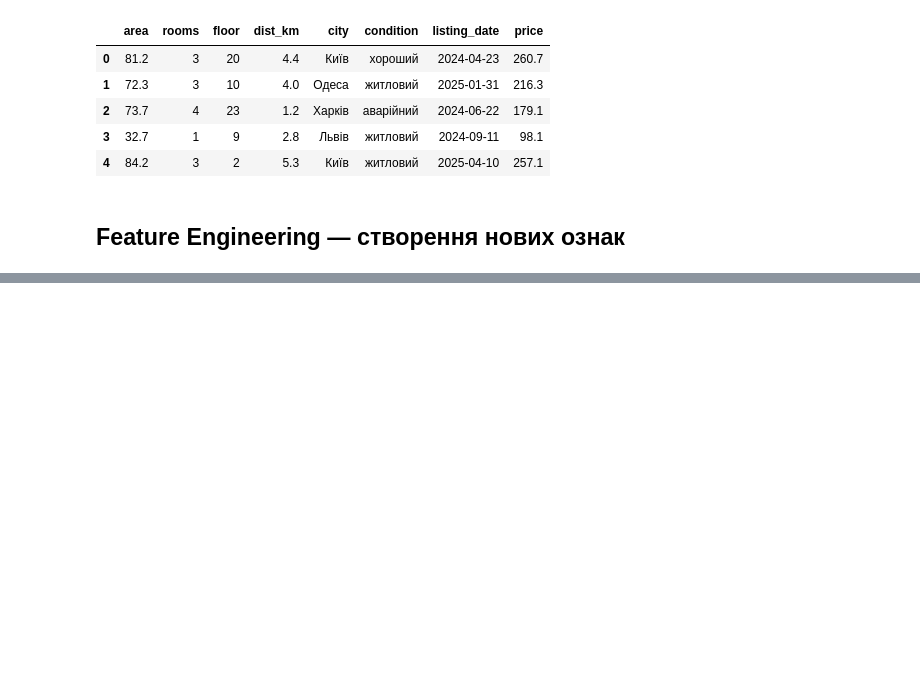
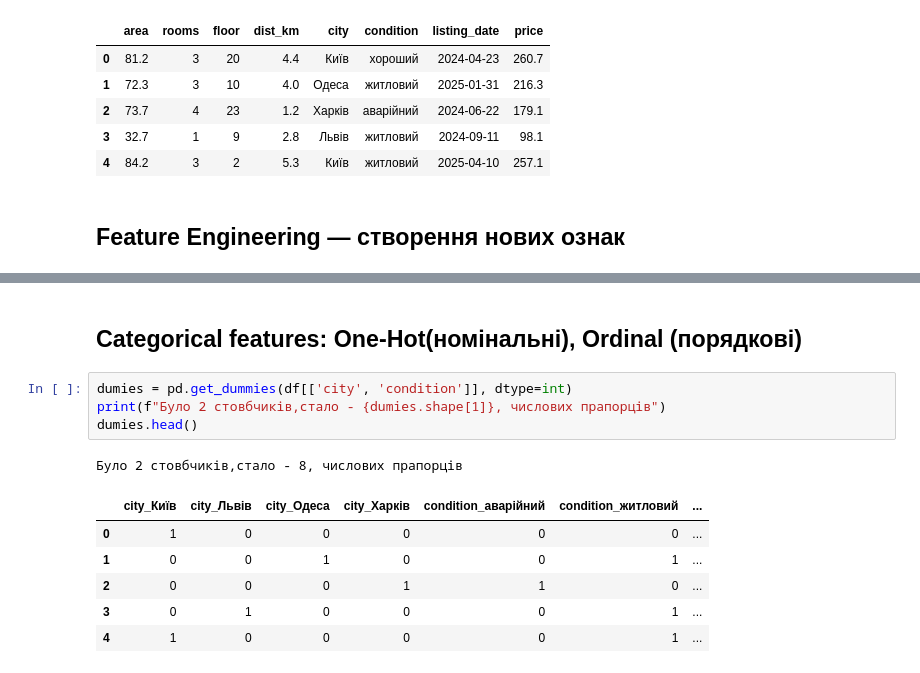
Before and after one commit to rudmaxx/DTA_Python, a Jupyter notebook: ML/ML_feature_engineering_categorical_features.ipynb, the cells around one changed output, grey strips where cells are left out. Saved outputs shown, nothing was run; the diff lists cells and outputs as text; blank space fills up the shorter version.

```diff
--- a/ML/ML_feature_engineering_categorical_features.ipynb
+++ b/ML/ML_feature_engineering_categorical_features.ipynb
@@ -57,0 +156,14 @@ apt.head()
+# %% [markdown]
+## Categorical features: One-Hot(номінальні), Ordinal (порядкові)
+# %%
+dumies = pd.get_dummies(df[['city', 'condition']], dtype=int)
+print(f"Було 2 стовбчиків,стало - {dumies.shape[1]}, числових прапорців")
+dumies.head()
+# %% [output]
+Було 2 стовбчиків,стало - 8, числових прапорців
+|  | city_Київ | city_Львів | city_Одеса | city_Харків | condition_аварійний | condition_житловий | ... |
+| 0 | 1 | 0 | 0 | 0 | 0 | 0 | ... |
+| 1 | 0 | 0 | 1 | 0 | 0 | 1 | ... |
+| 2 | 0 | 0 | 0 | 1 | 1 | 0 | ... |
+| 3 | 0 | 1 | 0 | 0 | 0 | 1 | ... |
+| 4 | 1 | 0 | 0 | 0 | 0 | 1 | ... |
```
Also changed, not shown: parts of 13 cells of this notebook.
